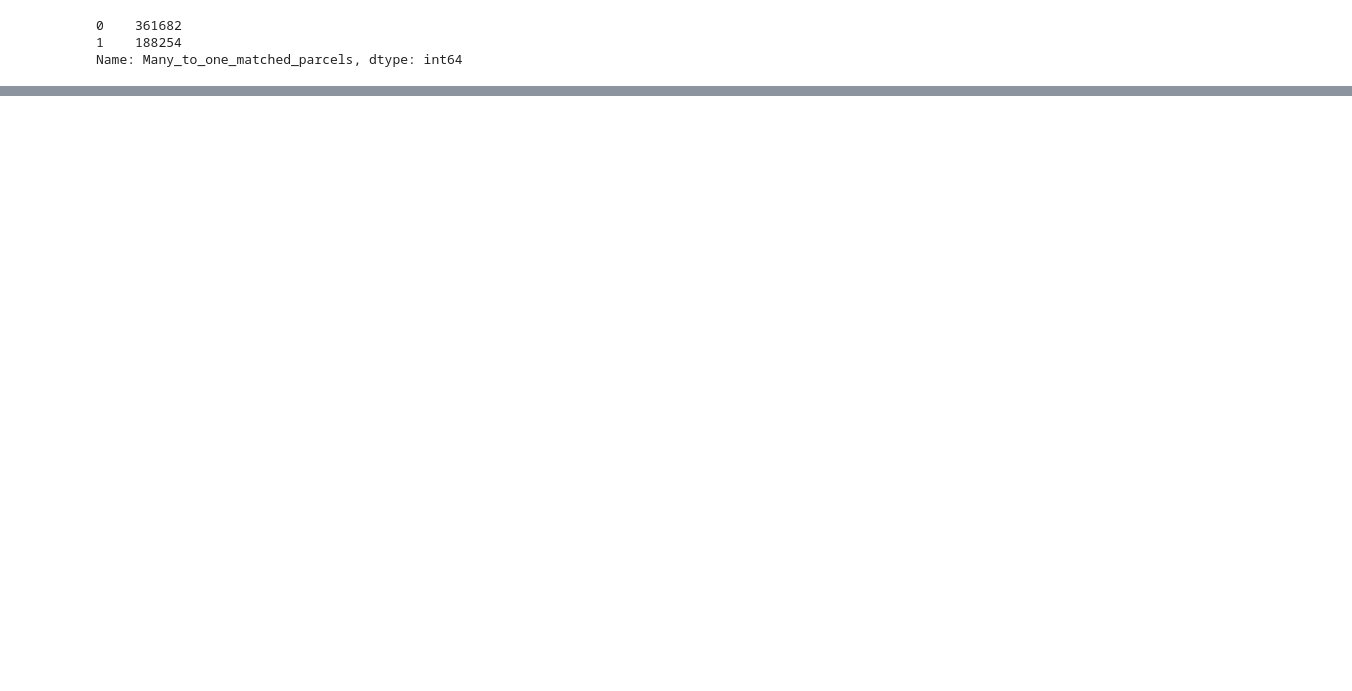
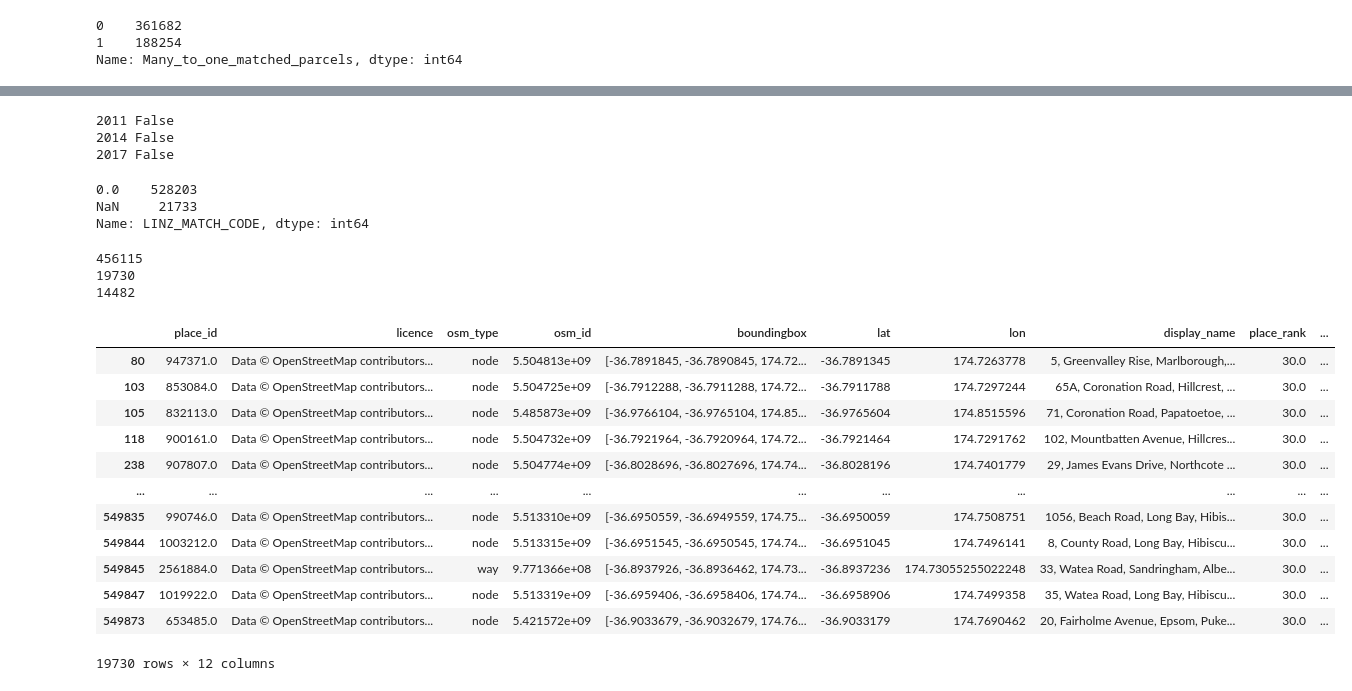
Before and after one commit to UoA-eResearch/auckland-housing, a Jupyter notebook: phase4.ipynb, the cells around one changed output, grey strips where cells are left out. Saved outputs shown, nothing was run; the diff lists cells and outputs as text; code cells hidden in the pictures; blank space fills up the shorter version.

```diff
--- a/phase4.ipynb
+++ b/phase4.ipynb
@@ -126,4 +146,4 @@ phase0.titles = phase0.titles.str.replace("NA","")
 # %%
-split_titles = phase0.titles.str.split(", ").explode().dropna().str.upper()
+split_titles = parcels.titles.str.split(", ").explode().dropna().str.upper()
 split_titles
 # %% [output]
@@ -162,8 +182,7 @@ for year, rv in tqdm(rvs.items()):
     )
     rv["number_of_matched_parcels"] = rv.matched_parcels.str.len()
     rv["One_to_many_matched_parcels"] = (rv.number_of_matched_parcels > 1).astype(int)
-    rv["first_parcel_ID"] = rv.matched_parcels.str[0]
-    rv["Many_to_one_matched_parcels"] = (~pd.isna(rv.first_parcel_ID) & rv.first_parcel_ID.duplicated(keep=False)).astype(int)
-    rv = pd.merge(rv, phase0, left_on="first_parcel_ID", right_index=True, how="left")
+    rv["LINZ_parcel_ID"] = rv.matched_parcels.str[0]
+    rv["Many_to_one_matched_parcels"] = (~pd.isna(rv.LINZ_parcel_ID) & rv.LINZ_parcel_ID.duplicated(keep=False)).astype(int)
     rvs[year] = rv
 # %% [output]
@@ -217,0 +236,3 @@ for year, rv in tqdm(rvs.items()):
+# %%
+for year, rv in tqdm(rvs.items()):
+    rv.loc[rv.number_of_matched_parcels > 0, "LINZ_MATCH_CODE"] = 0
@@ -217,0 +259,60 @@ for year, rv in tqdm(rvs.items()):
+# %%
+for year, rv in tqdm(rvs.items()):
+    rvs_with_addresses = rv[(rv.Situation_Number > 0) & ~pd.isna(rv.Situation_Name)].copy()
+    rvs_with_addresses.Situation_Number = rvs_with_addresses.Situation_Number.astype("Int64").astype(str)
+    rvs_with_addresses.Additional_Situation_Number = rvs_with_addresses.Additional_Situation_Number.replace(np.nan, "").astype(str)
+    rv["full_address"] = rvs_with_addresses.Situation_Number.str.cat(
+        rvs_with_addresses.Additional_Situation_Number
+    ).str.cat(
+        rvs_with_addresses.Situation_Name,
+        sep=" "
+    )
+    rv["number_name"] = rv.full_address[~pd.isna(rv.full_address)].apply(lambda a: " ".join(a.lower().split()[:2]))
+# %%
+for year, rv in tqdm(rvs.items()):
+    print(year, any(rv.full_address.str.contains("[āēīōū]", na=False)))
+# %% [output]
+2011 False
+2014 False
+2017 False
+# %%
+rv.LINZ_MATCH_CODE.value_counts(dropna=False)
+# %% [output]
+0.0    528203
+NaN     21733
+Name: LINZ_MATCH_CODE, dtype: int64
+# %%
+print(sum(rv.number_name.isin(addresses.address_number_name)))
+print(sum(pd.isna(rv.LINZ_MATCH_CODE) & ~pd.isna(rv.full_address)))
+print(sum(rv.number_name[pd.isna(rv.LINZ_MATCH_CODE)].isin(addresses.address_number_name)))
+# %% [output]
+456115
+19730
+14482
+# %%
+session = requests.Session()
+def geocode(address):
+    url = f"https://api-proxy.auckland-cer.cloud.edu.au/nominatim/search.php"
+    result = session.get(url, params={
+        "q": address + ", Auckland"
+    }).json()
+    if result:
+        return pd.Series(result[0])
+    else:
+        return pd.Series()
+df = rv.full_address[pd.isna(rv.LINZ_MATCH_CODE) & ~pd.isna(rv.full_address)].progress_apply(geocode)
+df
+# %% [output]
+|  | place_id | licence | osm_type | osm_id | boundingbox | lat | lon | display_name | place_rank | ... |
+| 80 | 947371.0 | Data © OpenStreetMap contributors... | node | 5.504813e+09 | [-36.7891845, -36.7890845, 174.72... | -36.7891345 | 174.7263778 | 5, Greenvalley Rise, Marlborough,... | 30.0 | ... |
+| 103 | 853084.0 | Data © OpenStreetMap contributors... | node | 5.504725e+09 | [-36.7912288, -36.7911288, 174.72... | -36.7911788 | 174.7297244 | 65A, Coronation Road, Hillcrest, ... | 30.0 | ... |
+| 105 | 832113.0 | Data © OpenStreetMap contributors... | node | 5.485873e+09 | [-36.9766104, -36.9765104, 174.85... | -36.9765604 | 174.8515596 | 71, Coronation Road, Papatoetoe, ... | 30.0 | ... |
+| 118 | 900161.0 | Data © OpenStreetMap contributors... | node | 5.504732e+09 | [-36.7921964, -36.7920964, 174.72... | -36.7921464 | 174.7291762 | 102, Mountbatten Avenue, Hillcres... | 30.0 | ... |
+| 238 | 907807.0 | Data © OpenStreetMap contributors... | node | 5.504774e+09 | [-36.8028696, -36.8027696, 174.74... | -36.8028196 | 174.7401779 | 29, James Evans Drive, Northcote ... | 30.0 | ... |
+| ... | ... | ... | ... | ... | ... | ... | ... | ... | ... | ... |
+| 549835 | 990746.0 | Data © OpenStreetMap contributors... | node | 5.513310e+09 | [-36.6950559, -36.6949559, 174.75... | -36.6950059 | 174.7508751 | 1056, Beach Road, Long Bay, Hibis... | 30.0 | ... |
+| 549844 | 1003212.0 | Data © OpenStreetMap contributors... | node | 5.513315e+09 | [-36.6951545, -36.6950545, 174.74... | -36.6951045 | 174.7496141 | 8, County Road, Long Bay, Hibiscu... | 30.0 | ... |
+| 549845 | 2561884.0 | Data © OpenStreetMap contributors... | way | 9.771366e+08 | [-36.8937926, -36.8936462, 174.73... | -36.8937236 | 174.73055255022248 | 33, Watea Road, Sandringham, Albe... | 30.0 | ... |
+| 549847 | 1019922.0 | Data © OpenStreetMap contributors... | node | 5.513319e+09 | [-36.6959406, -36.6958406, 174.74... | -36.6958906 | 174.7499358 | 35, Watea Road, Long Bay, Hibiscu... | 30.0 | ... |
+| 549873 | 653485.0 | Data © OpenStreetMap contributors... | node | 5.421572e+09 | [-36.9033679, -36.9032679, 174.76... | -36.9033179 | 174.7690462 | 20, Fairholme Avenue, Epsom, Puke... | 30.0 | ... |
+19730 rows × 12 columns
```
Also changed, not shown: parts of 46 cells of this notebook, 1 other file.
